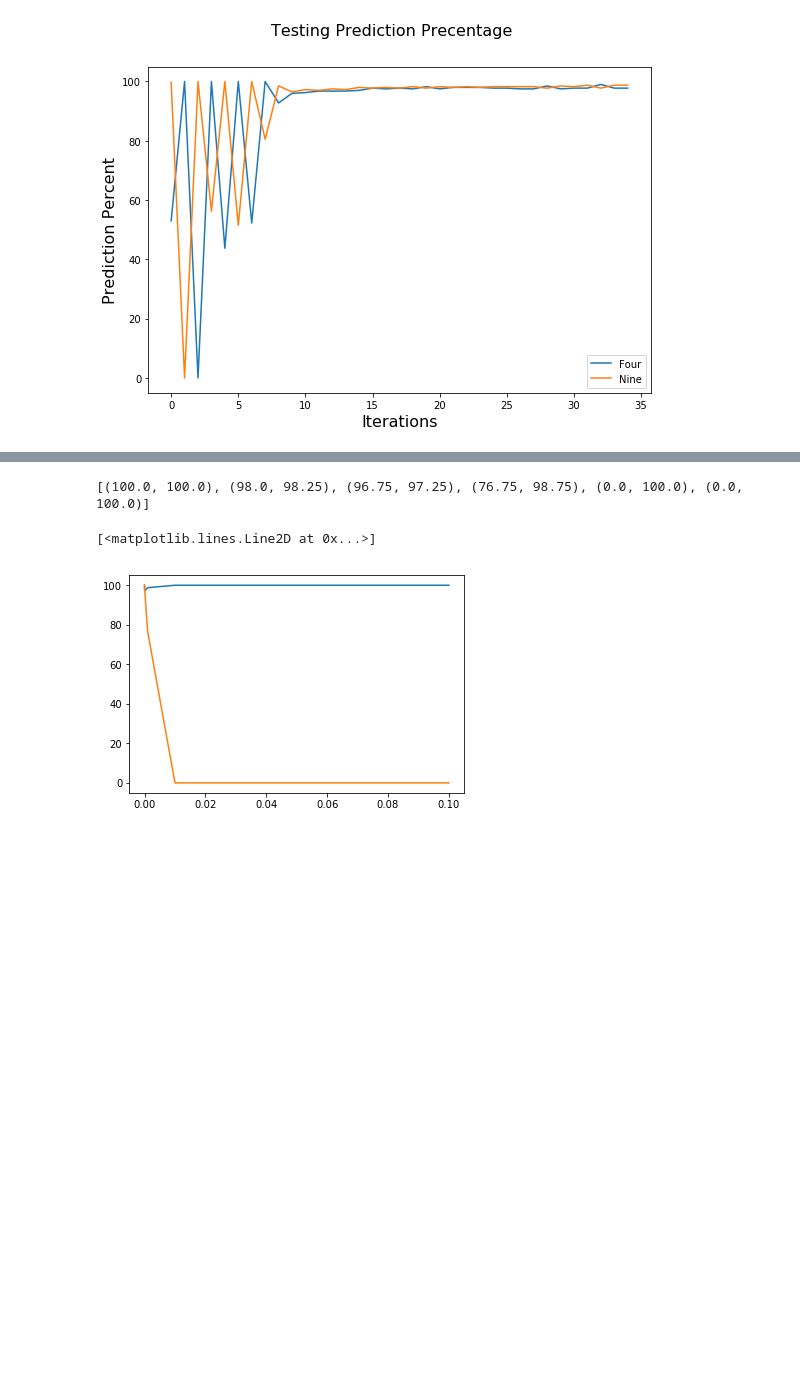
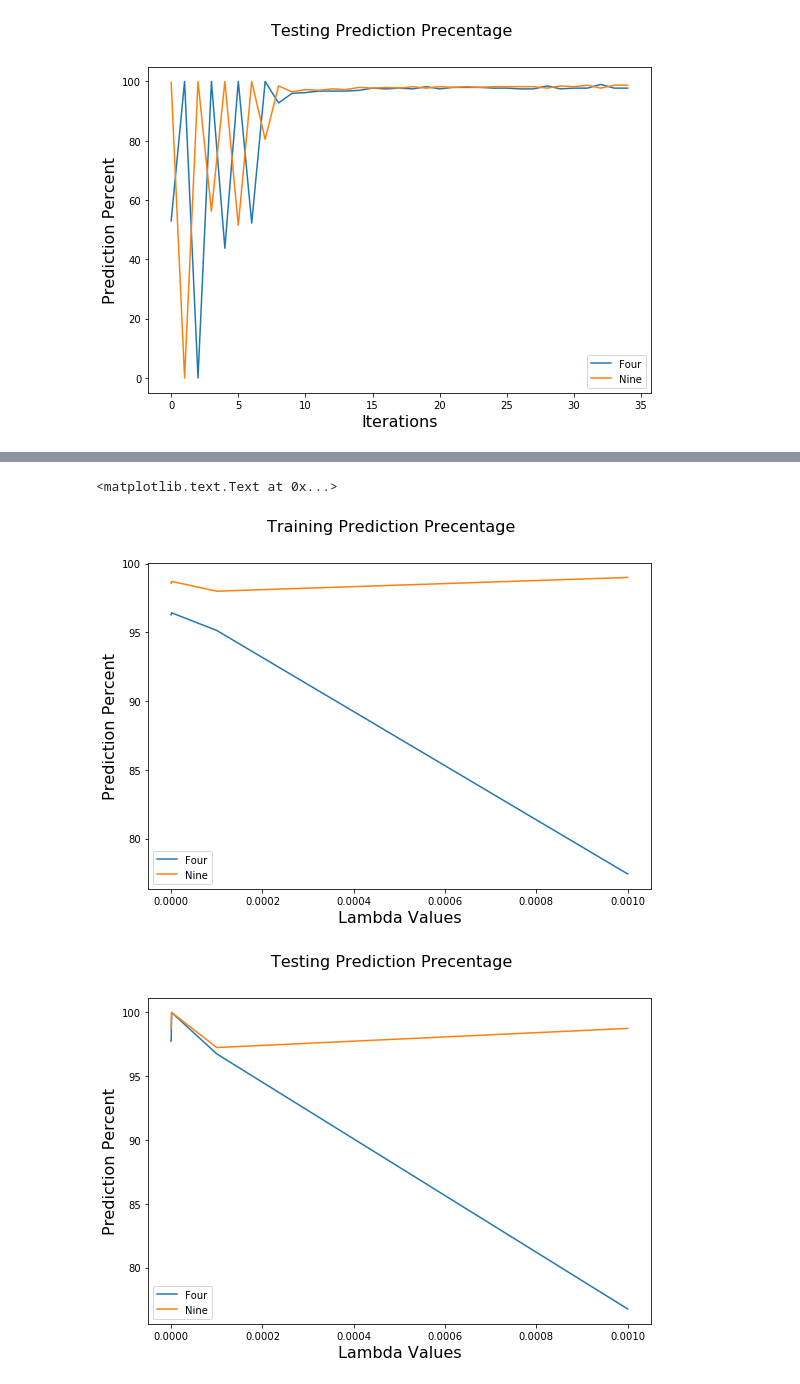
Before and after one commit to MrFengShui/CS434, a Jupyter notebook: ML_Assignment_Two/Code/Assingment_Two_Final.ipynb, the cells around one changed output, grey strips where cells are left out. Saved outputs shown, nothing was run; the diff lists cells and outputs as text; code cells hidden in the pictures; blank space fills up the shorter version.

```diff
--- a/ML_Assignment_Two/Code/Assingment_Two.ipynb
+++ b/ML_Assignment_Two/Code/Assingment_Two_Final.ipynb
@@ -180,5 +206,3 @@ plt.ylabel('Prediction Percent', fontsize=16)
 # %% [output]
 <matplotlib.text.Text at 0x...>
 [figure]
-# %%
-w, ctr, accuracy = batch_learning(X_train,y_train,1400,100000000000000000000)
@@ -221,21 +249,34 @@ for i in lambdas:
-# %%
-predictions = []
-
-for i in range(len(w_temp)):
-    predictions.append(prediction(X_test,w_temp[i]))
-# %%
-print predictions
-
-four_test = []
-nine_test = []
-for i,(a, b) in enumerate(predictions):
-    four_test.append(a)
-    nine_test.append(b)
-# %% [output]
-[(100.0, 100.0), (98.0, 98.25), (96.75, 97.25), (76.75, 98.75), (0.0, 100.0), (0.0, 100.0)]
-# %%
-plt.plot(lambdas,nine_test)
-plt.plot(lambdas,four_test)
-# %% [output]
-[<matplotlib.lines.Line2D at 0x...>]
-[figure, removed]
+# %%
+# Grab prediction values for 4's and 9's
+four_acc_per_epoch_train = []
+nine_acc_per_epoch_train = []
+
+for i,(a, b) in enumerate(predictions_train):
+    four_acc_per_epoch_train.append(a)
+    nine_acc_per_epoch_train.append(b)
+
+four_acc_per_epoch_test = []
+nine_acc_per_epoch_test = []
+for i,(a, b) in enumerate(predictions_test):
+    four_acc_per_epoch_test.append(a)
+    nine_acc_per_epoch_test.append(b)
+# %%
+fig = plt.figure(figsize=(9,6))
+plt.plot(lambdas[0:6],four_acc_per_epoch_train[0:6],label="Four")
+plt.plot(lambdas[0:6],nine_acc_per_epoch_train[0:6],label="Nine")
+plt.legend()
+fig.suptitle('Training Prediction Precentage', fontsize=16)
+plt.xlabel('Lambda Values', fontsize=16)
+plt.ylabel('Prediction Percent', fontsize=16)
+
+fig = plt.figure(figsize=(9,6))
+plt.plot(lambdas[0:6],four_acc_per_epoch_test[0:6],label="Four")
+plt.plot(lambdas[0:6],nine_acc_per_epoch_test[0:6],label="Nine")
+plt.legend()
+fig.suptitle('Testing Prediction Precentage', fontsize=16)
+plt.xlabel('Lambda Values', fontsize=16)
+plt.ylabel('Prediction Percent', fontsize=16)
+# %% [output]
+<matplotlib.text.Text at 0x...>
+[figure, added]
+[figure, added]
```
Also changed, not shown: parts of 9 cells of this notebook, 2 other files.
